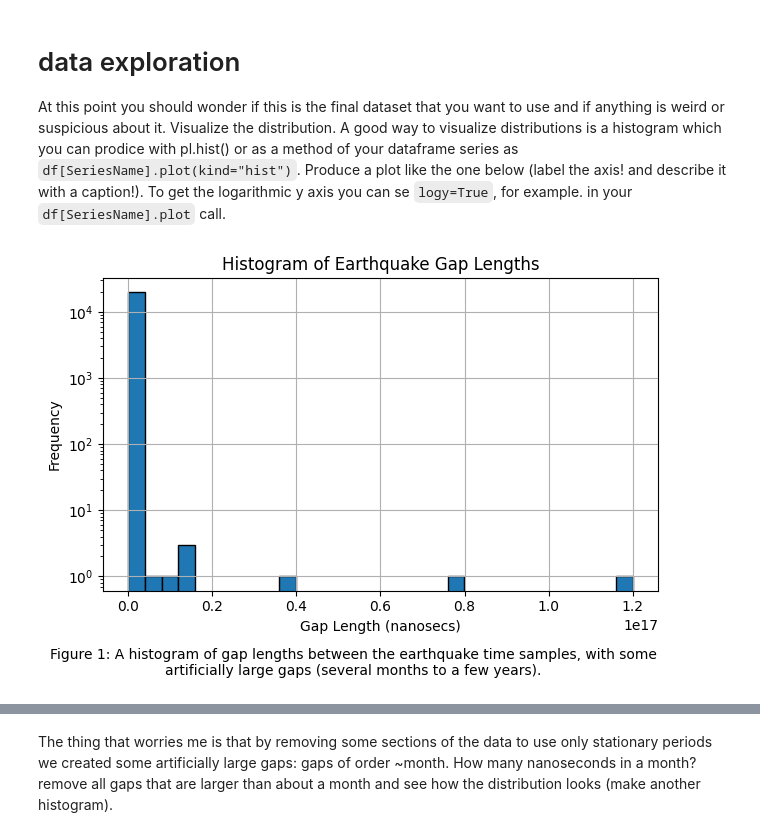
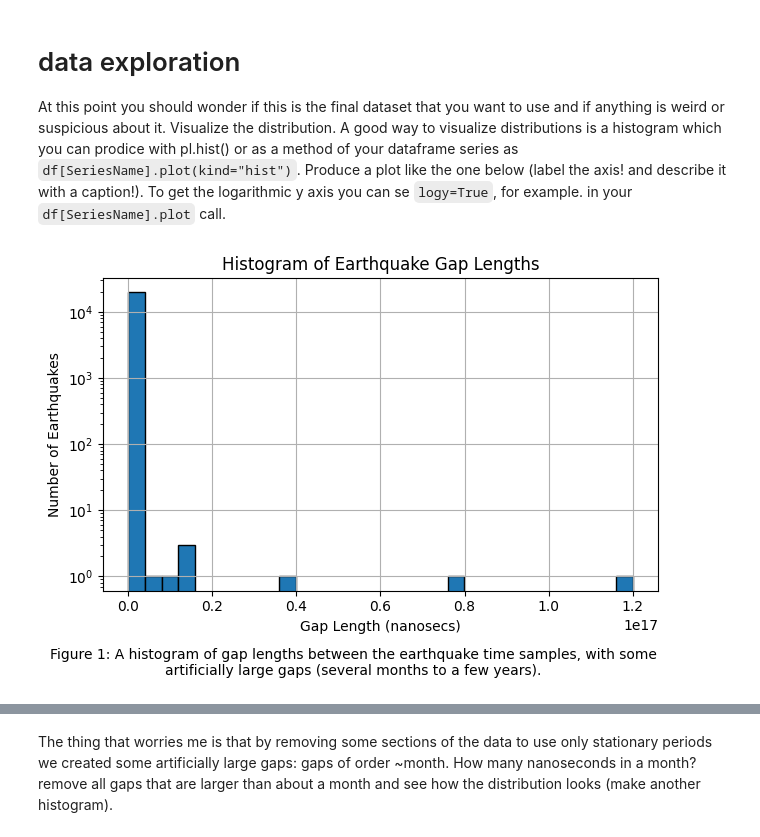
Before and after one commit to jarrodsb/DSPS_JBieber, a Jupyter notebook: HW3/Solutions_KS_earthquakes.ipynb, the cells around one changed output, grey strips where cells are left out. Cells and saved outputs as stored; diff of their text form; code cells hidden in the pictures.

```diff
--- a/HW3/Solutions_KS_earthquakes.ipynb
+++ b/HW3/Solutions_KS_earthquakes.ipynb
@@ -357,15 +357,15 @@ At this point you should wonder if this is the final dataset that you want to us
 # %%
 from textwrap import wrap
 import matplotlib.pyplot as plt
 
 caption = "Figure 1: A histogram of gap lengths between the earthquake time samples, with some artificially large gaps (several months to a few years)."
 
 plt.hist(eqGoodData["gaps"], bins=30, edgecolor='black', log=True)
 plt.title("Histogram of Earthquake Gap Lengths")
 plt.xlabel("Gap Length (nanosecs)")
-plt.ylabel("Frequency")
+plt.ylabel("Number of Earthquakes")
 plt.grid()
 plt.figtext(0.5, 0.1, caption, ha='center', fontsize=10, wrap=True)
 plt.tight_layout(rect=[0, 0.15, 1, 1])
 # %% [output]
-[figure, old version]
+[figure, new version]
```
Also changed, not shown: parts of 12 cells of this notebook.
